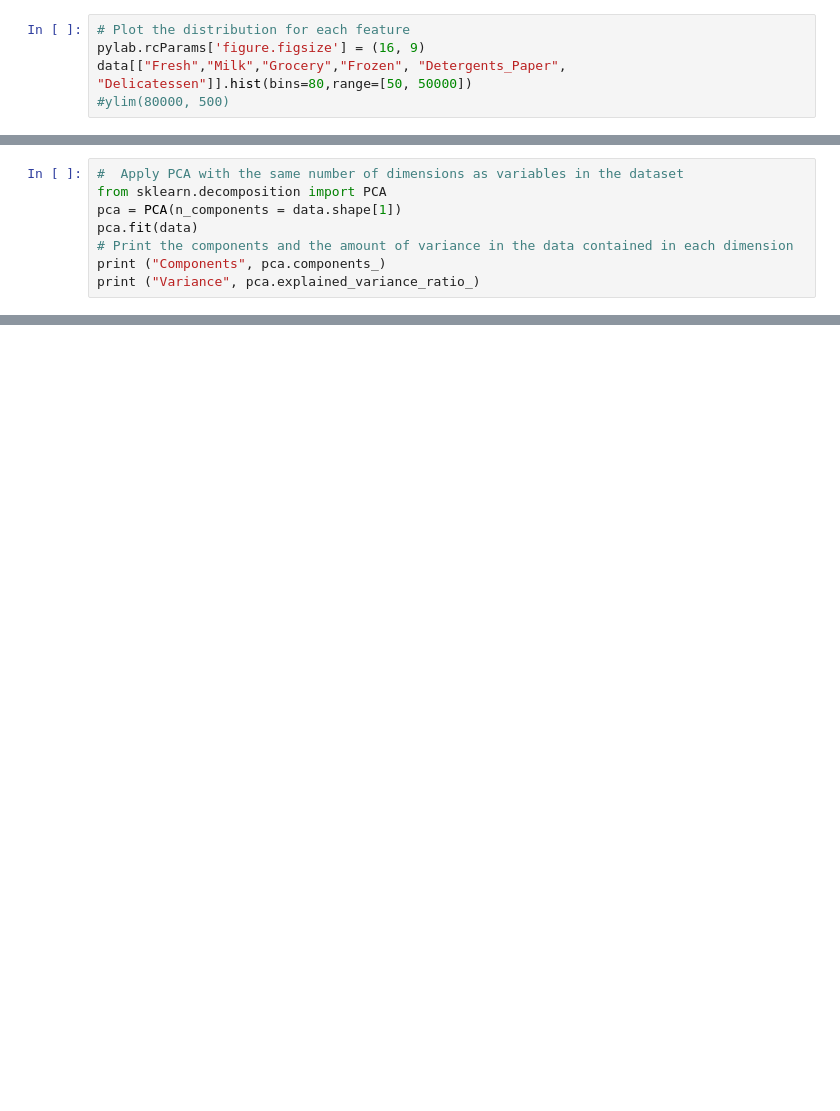
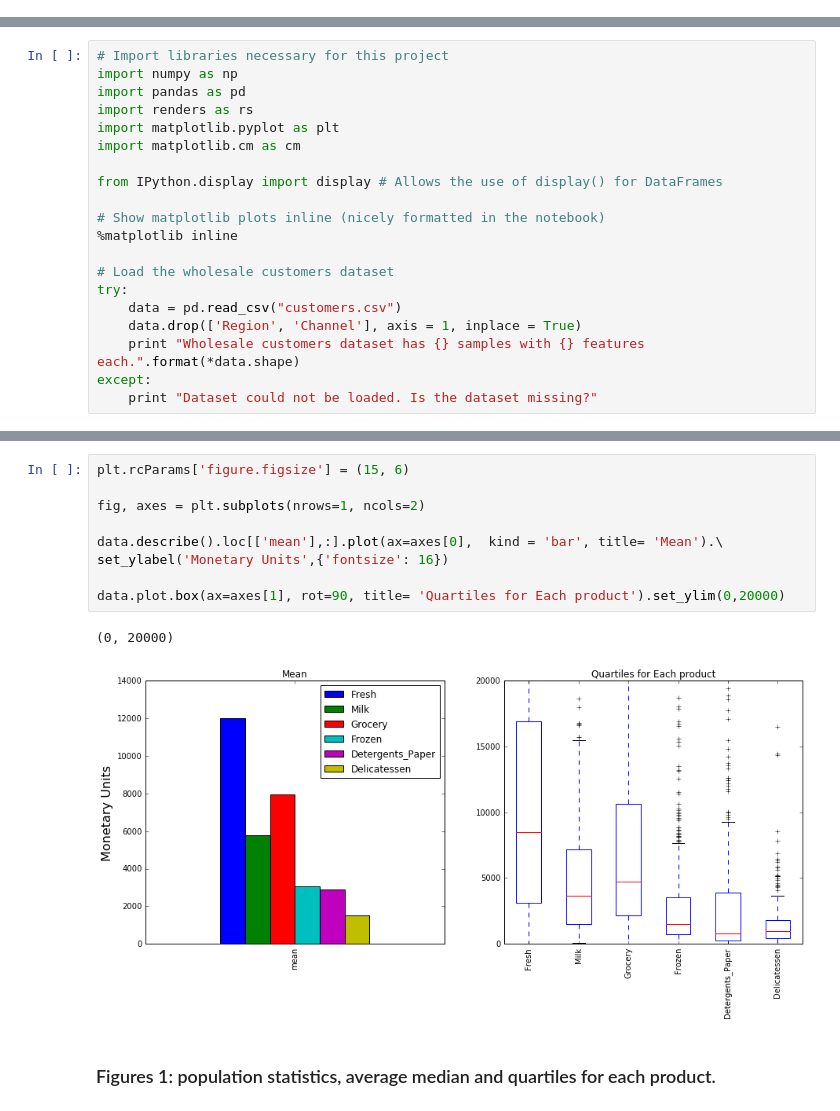
Before and after one commit to Shmuelnaaman/customer_segments, a Jupyter notebook: customer_segments.ipynb, the cells around one changed output, grey strips where cells are left out. Cells and saved outputs as stored; diff of their text form; blank space fills up the shorter version.

Commit message:
Add some analysis and figures to the report and analysism code

```diff
--- a/customer_segments.ipynb
+++ b/customer_segments.ipynb
@@ -37,5 +0,0 @@ data.corr()
-# %%
-# Plot the distribution for each feature
-pylab.rcParams['figure.figsize'] = (16, 9)
-data[["Fresh","Milk","Grocery","Frozen", "Detergents_Paper", "Delicatessen"]].hist(bins=80,range=[50, 50000])
-#ylim(80000, 500)
@@ -58,8 +0,0 @@ array([[<matplotlib.axes._subplots.AxesSubplot object at 0x...>,
-# %%
-#  Apply PCA with the same number of dimensions as variables in the dataset
-from sklearn.decomposition import PCA
-pca = PCA(n_components = data.shape[1])
-pca.fit(data)
-# Print the components and the amount of variance in the data contained in each dimension
-print ("Components", pca.components_)
-print ("Variance", pca.explained_variance_ratio_)
@@ -396,0 +13,20 @@ The training on these groups will provide us with a model. The model can be test
+# %%
+# Import libraries necessary for this project
+import numpy as np
+import pandas as pd
+import renders as rs
+import matplotlib.pyplot as plt
+import matplotlib.cm as cm
+
+from IPython.display import display # Allows the use of display() for DataFrames
+
+# Show matplotlib plots inline (nicely formatted in the notebook)
+%matplotlib inline
+
+# Load the wholesale customers dataset
+try:
+    data = pd.read_csv("customers.csv")
+    data.drop(['Region', 'Channel'], axis = 1, inplace = True)
+    print "Wholesale customers dataset has {} samples with {} features each.".format(*data.shape)
+except:
+    print "Dataset could not be loaded. Is the dataset missing?"
@@ -396,0 +53,14 @@ The training on these groups will provide us with a model. The model can be test
+# %%
+plt.rcParams['figure.figsize'] = (15, 6)
+
+fig, axes = plt.subplots(nrows=1, ncols=2)
+
+data.describe().loc[['mean'],:].plot(ax=axes[0],  kind = 'bar', title= 'Mean').\
+set_ylabel('Monetary Units',{'fontsize': 16})
+
+data.plot.box(ax=axes[1], rot=90, title= 'Quartiles for Each product').set_ylim(0,20000)
+# %% [output]
+(0, 20000)
+[figure, added]
+# %% [markdown]
+### Figures 1: population statistics, average median and quartiles for each product.
```
Also changed, not shown: parts of 116 cells of this notebook, 41 other files.
